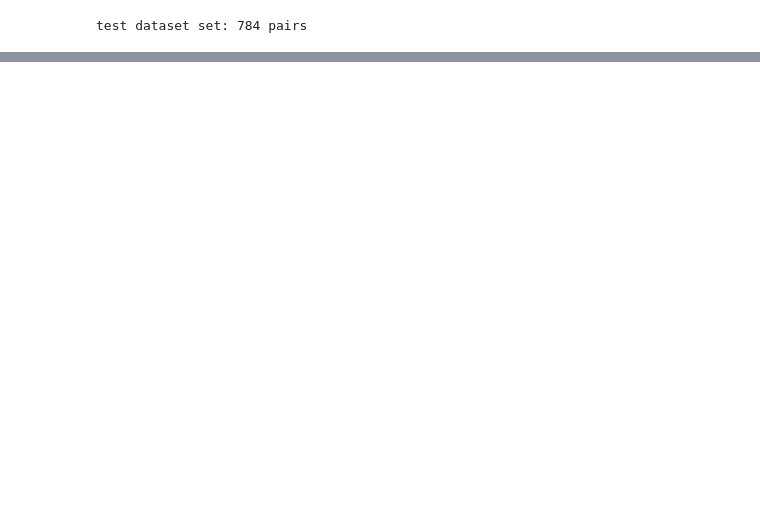
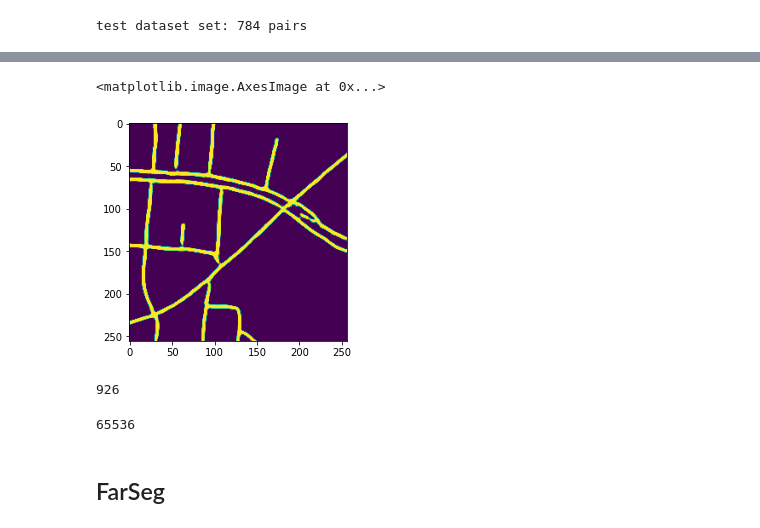
Before and after one commit to Ryanna-github/road-extraction, a Jupyter notebook: 2021-03-21_FarSeg_weight_analysis.ipynb, the cells around one changed output, grey strips where cells are left out. Drawn from its saved outputs; the diff is of its cells as text; code cells hidden in the pictures; blank space fills up the shorter version.

```diff
--- a/2021-03-21_FarSeg_weight_analysis.ipynb
+++ b/2021-03-21_FarSeg_weight_analysis.ipynb
@@ -27,0 +54,5 @@ test dataset set: 784 pairs
+# %%
+plt.imshow(probs.squeeze().cpu().detach().numpy())
+# %% [output]
+<matplotlib.image.AxesImage at 0x...>
+[figure, added]
@@ -28 +61,11 @@ test dataset set: 784 pairs
+# %%
+len([t for t in probs_list if (t>0.1) & (t<0.9)])
+# %% [output]
+926
+# %%
+len(probs_list)
+# %% [output]
+65536
+# %% [markdown]
+## FarSeg
 # %%
```
Also changed, not shown: parts of 19 cells of this notebook, 2 other files.
